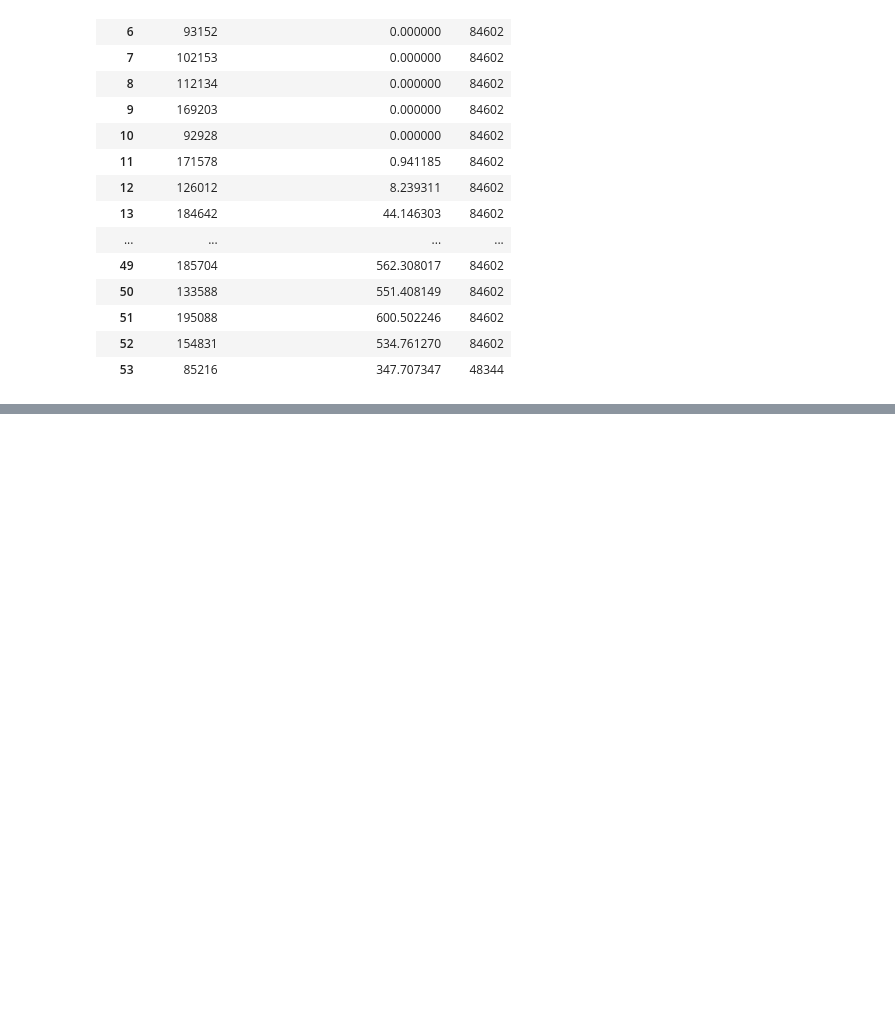
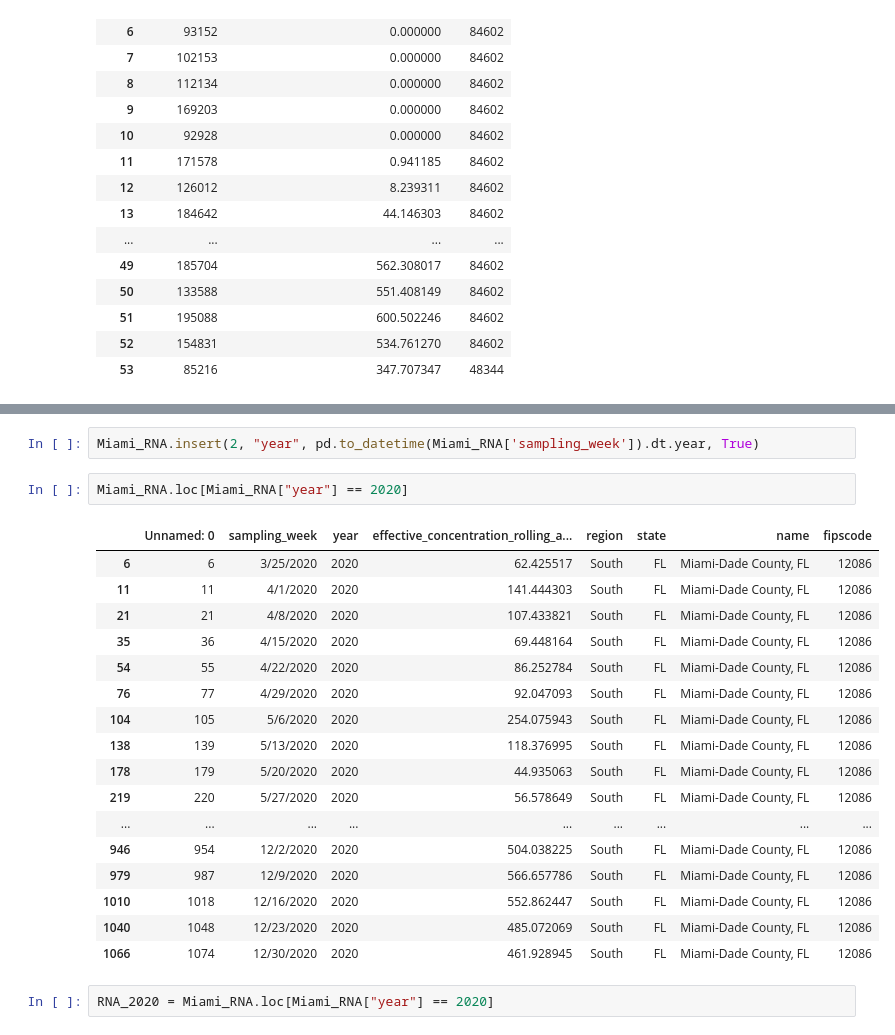
Before and after one commit to ianakt/Covid-and-the-Housing-Market, a Jupyter notebook: Waste_water_data_from_BioBot_with_jnotebook/Waste_water_group_by.ipynb, the cells around one changed output, grey strips where cells are left out. Saved outputs shown, nothing was run; the diff lists cells and outputs as text; blank space fills up the shorter version.

```diff
--- a/Waste_water_data_from_BioBot_with_jnotebook/Waste_water_group_by.ipynb
+++ b/Waste_water_data_from_BioBot_with_jnotebook/Waste_water_group_by.ipynb
@@ -93,0 +113,24 @@ fig.show()
+# %%
+Miami_RNA.insert(2, "year", pd.to_datetime(Miami_RNA['sampling_week']).dt.year, True)
+# %%
+Miami_RNA.loc[Miami_RNA["year"] == 2020]
+# %% [output]
+|  | Unnamed: 0 | sampling_week | year | effective_concentration_rolling_a... | region | state | name | fipscode |
+| 6 | 6 | 3/25/2020 | 2020 | 62.425517 | South | FL | Miami-Dade County, FL | 12086 |
+| 11 | 11 | 4/1/2020 | 2020 | 141.444303 | South | FL | Miami-Dade County, FL | 12086 |
+| 21 | 21 | 4/8/2020 | 2020 | 107.433821 | South | FL | Miami-Dade County, FL | 12086 |
+| 35 | 36 | 4/15/2020 | 2020 | 69.448164 | South | FL | Miami-Dade County, FL | 12086 |
+| 54 | 55 | 4/22/2020 | 2020 | 86.252784 | South | FL | Miami-Dade County, FL | 12086 |
+| 76 | 77 | 4/29/2020 | 2020 | 92.047093 | South | FL | Miami-Dade County, FL | 12086 |
+| 104 | 105 | 5/6/2020 | 2020 | 254.075943 | South | FL | Miami-Dade County, FL | 12086 |
+| 138 | 139 | 5/13/2020 | 2020 | 118.376995 | South | FL | Miami-Dade County, FL | 12086 |
+| 178 | 179 | 5/20/2020 | 2020 | 44.935063 | South | FL | Miami-Dade County, FL | 12086 |
+| 219 | 220 | 5/27/2020 | 2020 | 56.578649 | South | FL | Miami-Dade County, FL | 12086 |
+| ... | ... | ... | ... | ... | ... | ... | ... | ... |
+| 946 | 954 | 12/2/2020 | 2020 | 504.038225 | South | FL | Miami-Dade County, FL | 12086 |
+| 979 | 987 | 12/9/2020 | 2020 | 566.657786 | South | FL | Miami-Dade County, FL | 12086 |
+| 1010 | 1018 | 12/16/2020 | 2020 | 552.862447 | South | FL | Miami-Dade County, FL | 12086 |
+| 1040 | 1048 | 12/23/2020 | 2020 | 485.072069 | South | FL | Miami-Dade County, FL | 12086 |
+| 1066 | 1074 | 12/30/2020 | 2020 | 461.928945 | South | FL | Miami-Dade County, FL | 12086 |
+# %%
+RNA_2020 = Miami_RNA.loc[Miami_RNA["year"] == 2020]
```
Also changed, not shown: parts of 7 cells of this notebook.
